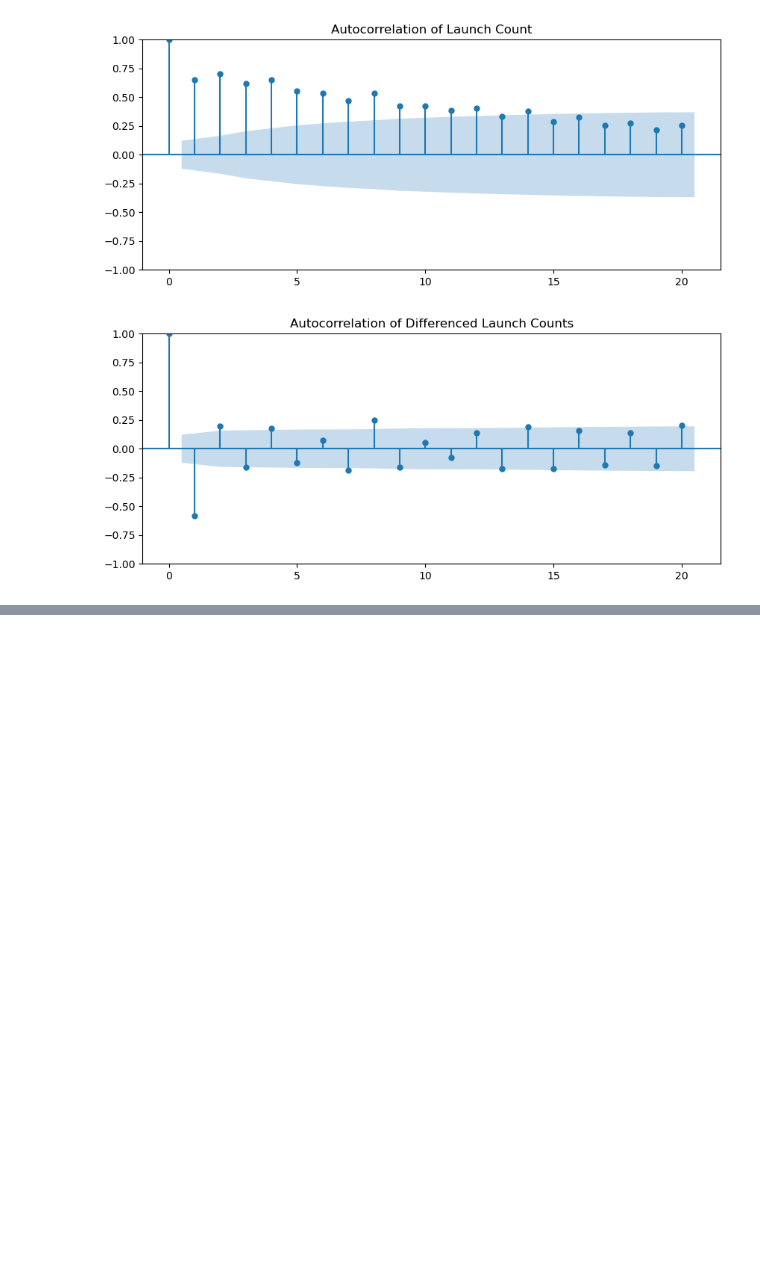
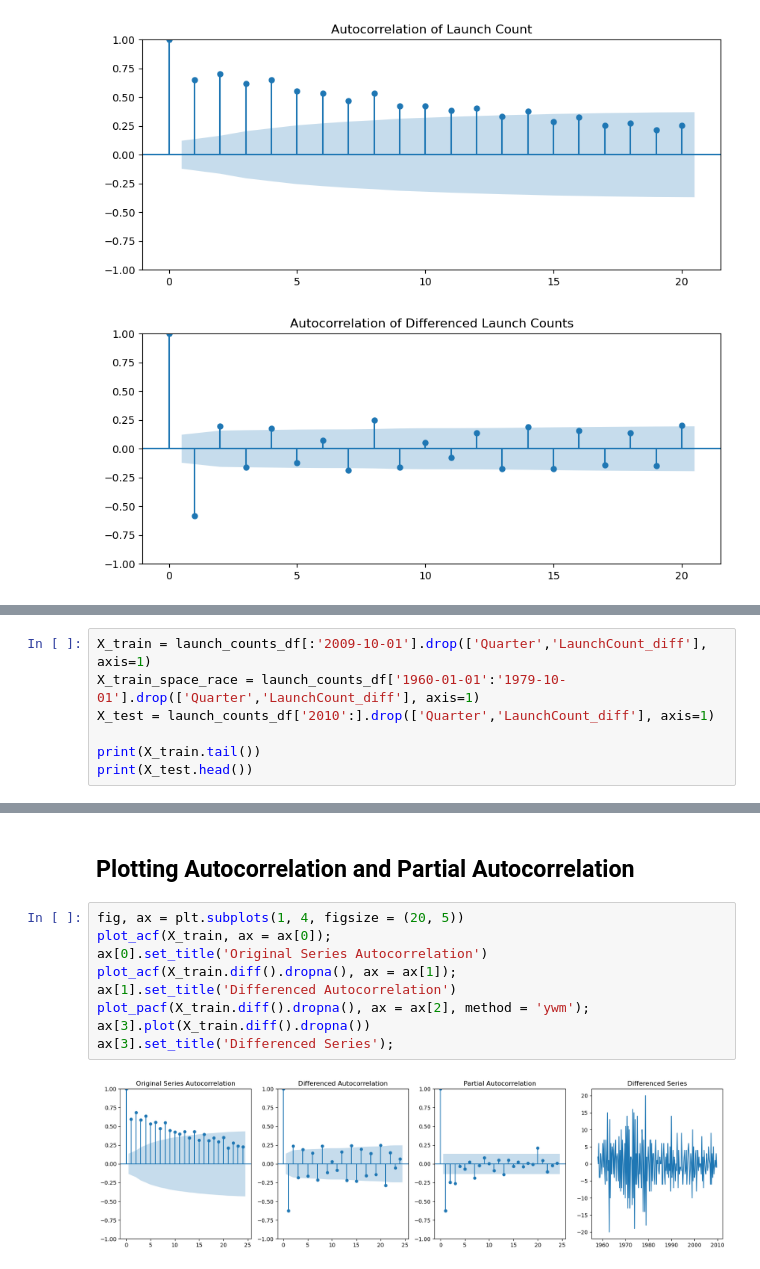
Before and after one commit to elmunoz42/mars-image-dataset-analysis, a Jupyter notebook: space_missions/space-missions-timeseries.ipynb, the cells around one changed output, grey strips where cells are left out. Saved outputs shown, nothing was run; the diff lists cells and outputs as text; blank space fills up the shorter version.

```diff
--- a/space_missions/space-missions-timeseries.ipynb
+++ b/space_missions/space-missions-timeseries.ipynb
@@ -406,0 +409,7 @@ plt.show()
+# %%
+X_train = launch_counts_df[:'2009-10-01'].drop(['Quarter','LaunchCount_diff'], axis=1)
+X_train_space_race = launch_counts_df['1960-01-01':'1979-10-01'].drop(['Quarter','LaunchCount_diff'], axis=1)
+X_test = launch_counts_df['2010':].drop(['Quarter','LaunchCount_diff'], axis=1)
+
+print(X_train.tail())
+print(X_test.head())
@@ -406,0 +473,13 @@ plt.show()
+# %% [markdown]
+## Plotting Autocorrelation and Partial Autocorrelation
+# %%
+fig, ax = plt.subplots(1, 4, figsize = (20, 5))
+plot_acf(X_train, ax = ax[0]);
+ax[0].set_title('Original Series Autocorrelation')
+plot_acf(X_train.diff().dropna(), ax = ax[1]);
+ax[1].set_title('Differenced Autocorrelation')
+plot_pacf(X_train.diff().dropna(), ax = ax[2], method = 'ywm');
+ax[3].plot(X_train.diff().dropna())
+ax[3].set_title('Differenced Series');
+# %% [output]
+[figure, added]
```
Also changed, not shown: parts of 17 cells of this notebook.
